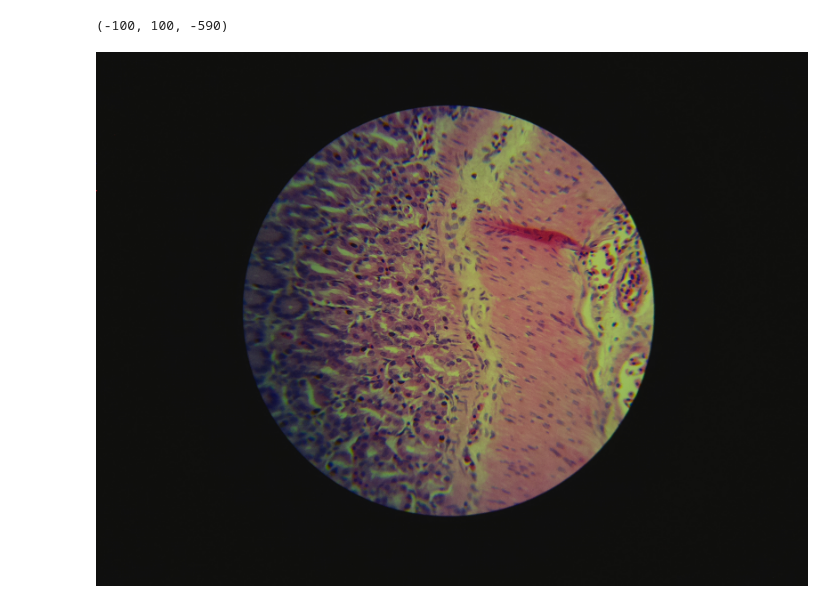
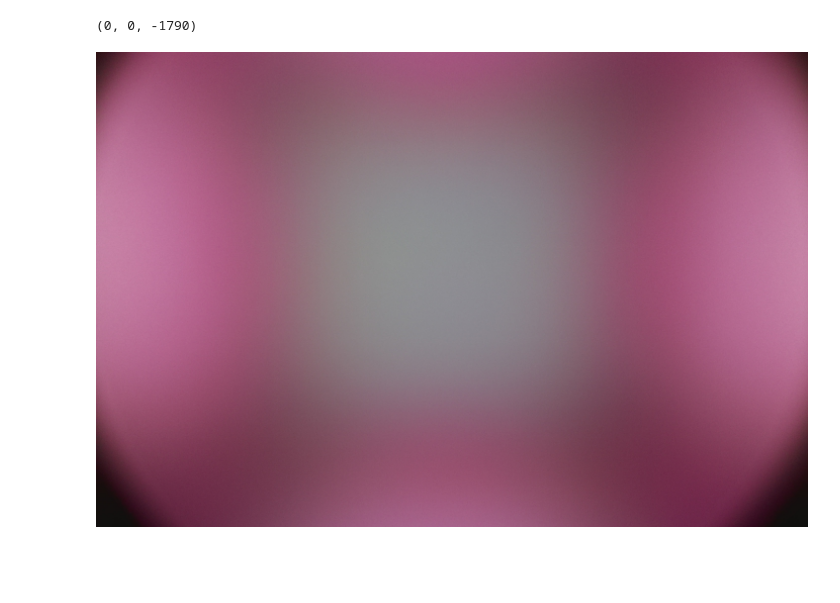
Before and after one commit to python-friends/auto-scope, a Jupyter notebook: motor testing.ipynb, the cells around one changed output. Drawn from its saved outputs; the diff is of its cells as text; code cells hidden in the pictures; blank space fills up the shorter version.

```diff
--- a/motor testing.ipynb
+++ b/motor testing.ipynb
@@ -3,13 +10,13 @@ from autoscope import Autoscope
 # %%
-scope = Autoscope([12, 16, 20, 21], [6, 13, 19, 26], [4, 17, 27, 22])
+scope = Autoscope([12, 16, 20, 21], [6, 13, 19, 26], [17, 22, 23, 24])
 # %%
-scope.focus.up(5)
+scope.focus.down(250)
 take_photo(camera)
 print(scope.coordinates)
 Image(filename='data/test.jpg')
 # %% [output]
-(-100, 100, -590)
+(0, 0, -1790)
-[figure, old version]
+[figure, new version]
 # %%
 take_photo(camera)
 
```
Also changed, not shown: parts of 22 cells of this notebook, 4 other files.
